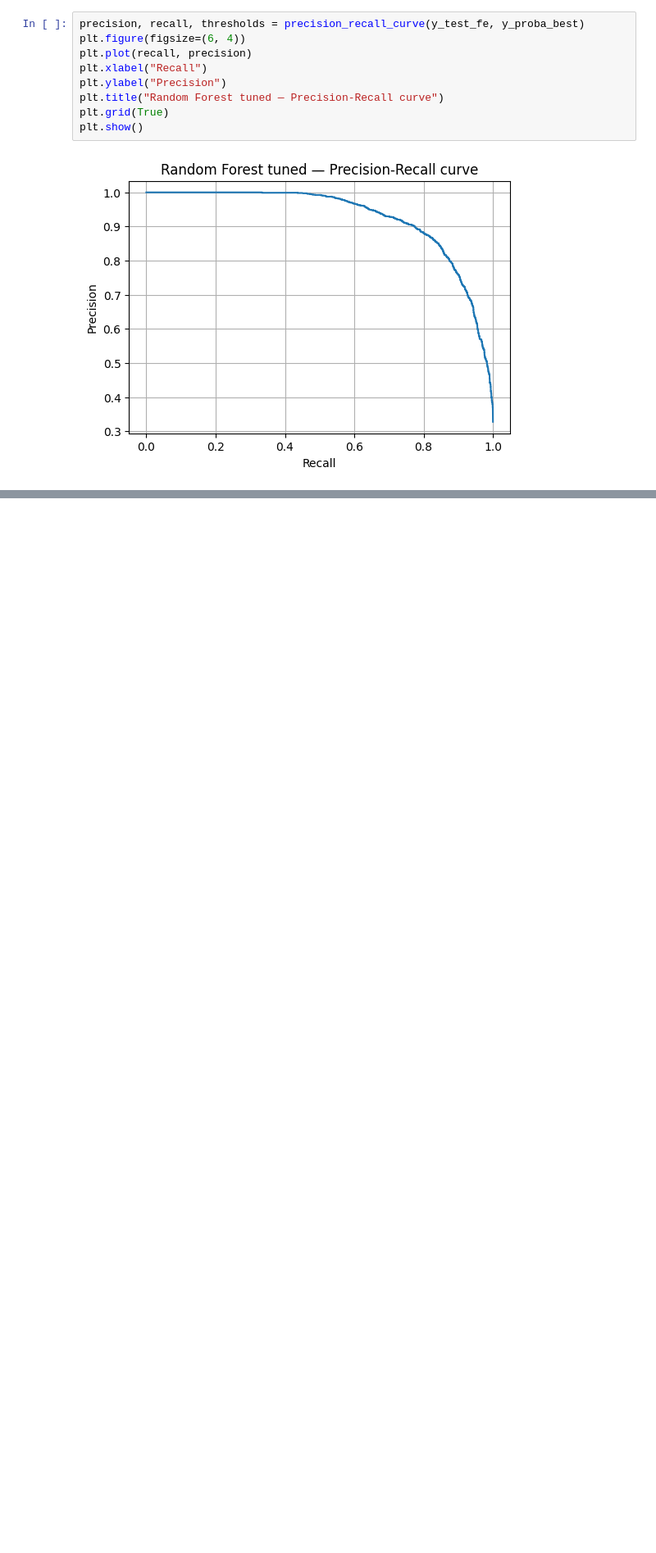
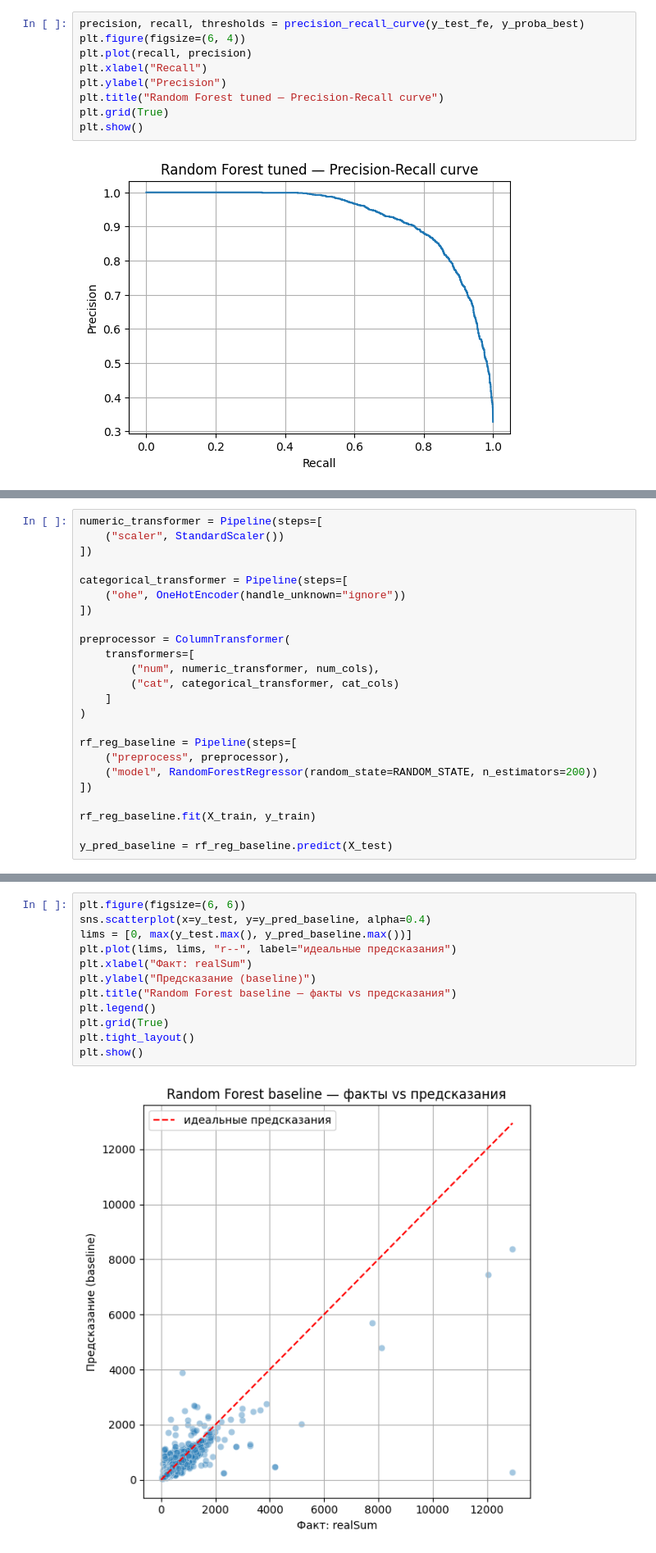
Before and after one commit to Riter/AI_Frameworks_university, a Jupyter notebook: Lab4_final.ipynb, the cells around one changed output, grey strips where cells are left out. Shown at 82% size. Drawn from its saved outputs; the diff is of its cells as text; blank space fills up the shorter version.

```diff
--- a/Lab4.ipynb
+++ b/Lab4_final.ipynb
@@ -455,0 +888,24 @@ plt.show()
+# %%
+numeric_transformer = Pipeline(steps=[
+    ("scaler", StandardScaler())
+])
+
+categorical_transformer = Pipeline(steps=[
+    ("ohe", OneHotEncoder(handle_unknown="ignore"))
+])
+
+preprocessor = ColumnTransformer(
+    transformers=[
+        ("num", numeric_transformer, num_cols),
+        ("cat", categorical_transformer, cat_cols)
+    ]
+)
+
+rf_reg_baseline = Pipeline(steps=[
+    ("preprocess", preprocessor),
+    ("model", RandomForestRegressor(random_state=RANDOM_STATE, n_estimators=200))
+])
+
+rf_reg_baseline.fit(X_train, y_train)
+
+y_pred_baseline = rf_reg_baseline.predict(X_test)
@@ -455,0 +1067,14 @@ plt.show()
+# %%
+plt.figure(figsize=(6, 6))
+sns.scatterplot(x=y_test, y=y_pred_baseline, alpha=0.4)
+lims = [0, max(y_test.max(), y_pred_baseline.max())]
+plt.plot(lims, lims, "r--", label="идеальные предсказания")
+plt.xlabel("Факт: realSum")
+plt.ylabel("Предсказание (baseline)")
+plt.title("Random Forest baseline — факты vs предсказания")
+plt.legend()
+plt.grid(True)
+plt.tight_layout()
+plt.show()
+# %% [output]
+[figure, added]
```
Also changed, not shown: parts of 35 cells of this notebook, 8 other files.
